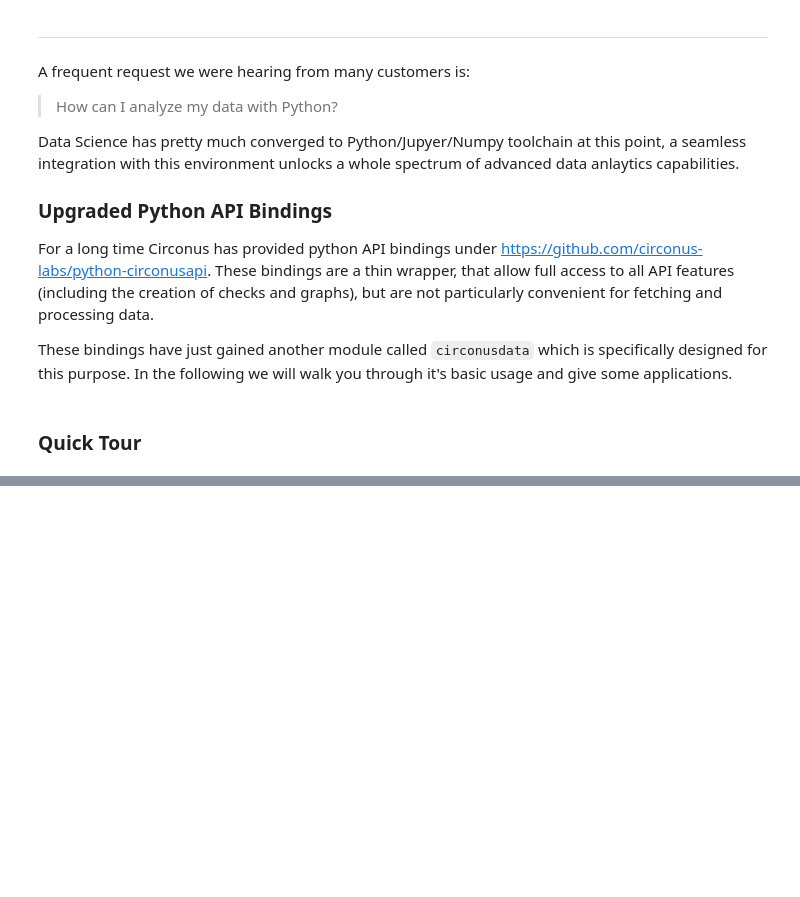
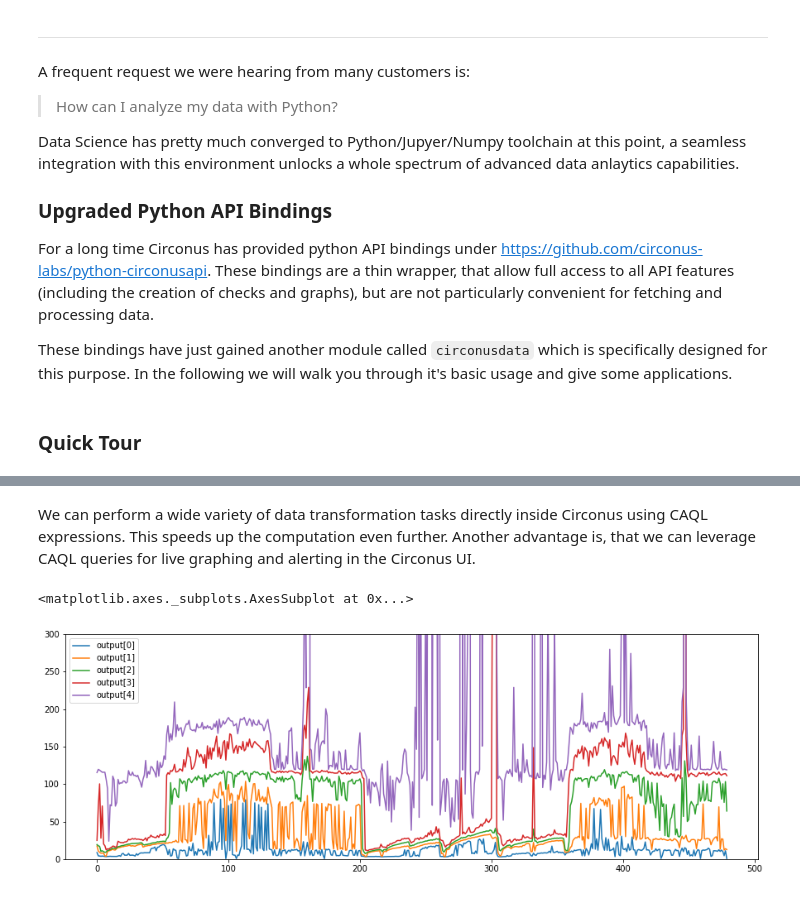
Before and after one commit to HeinrichHartmann/DS4OPS, a Jupyter notebook: work/Circonus for Data Science.ipynb, the cells around one changed output, grey strips where cells are left out. Drawn from its saved outputs; the diff is of its cells as text; code cells hidden in the pictures; blank space fills up the shorter version.

```diff
--- a/work/Circonus for Data Science.ipynb
+++ b/work/Circonus for Data Science.ipynb
@@ -191,0 +193,13 @@ CH = circ_data.caql('search:metric:histogram("a*") | histogram:merge()', 1467892
+# %% [markdown]
+We can perform a wide variety of data transformation tasks directly inside Circonus using CAQL expressions.
+This speeds up the computation even further.
+Another advantage is, that we can leverage CAQL queries for live graphing and alerting in the Circonus UI.
+# %%
+BH = circ.caql('''
+search:metric:histogram("a*") | histogram:merge() | histogram:percentile(5,20,50,80,95)
+''', datetime(2018,1,1), 60*5, 24*20)
+dfbh = pd.DataFrame(BH)
+dfbh.plot(figsize=(15,5),ylim=(0,300))
+# %% [output]
+<matplotlib.axes._subplots.AxesSubplot at 0x...>
+[figure, added]
```
Also changed, not shown: parts of 41 cells of this notebook, 2 other files.
